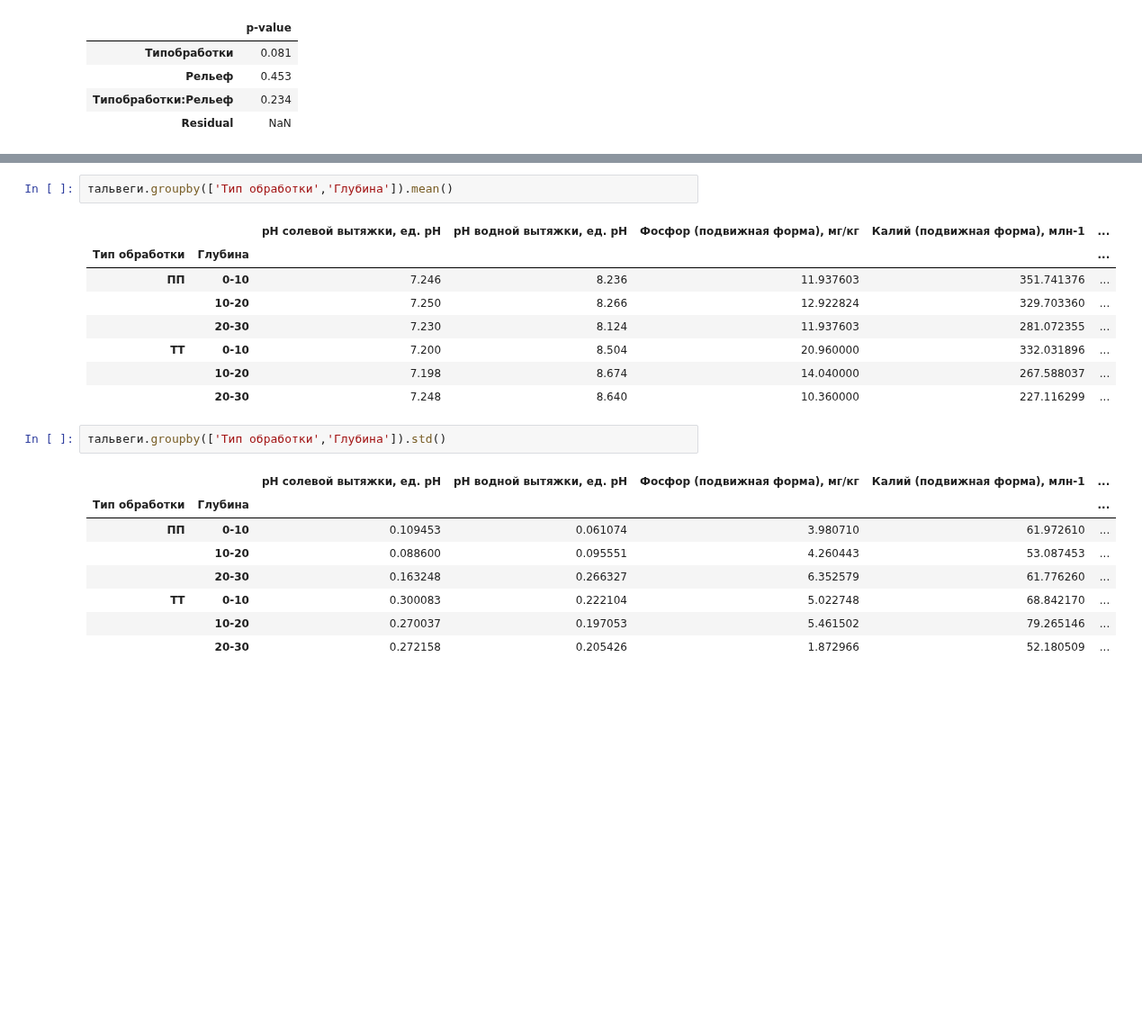
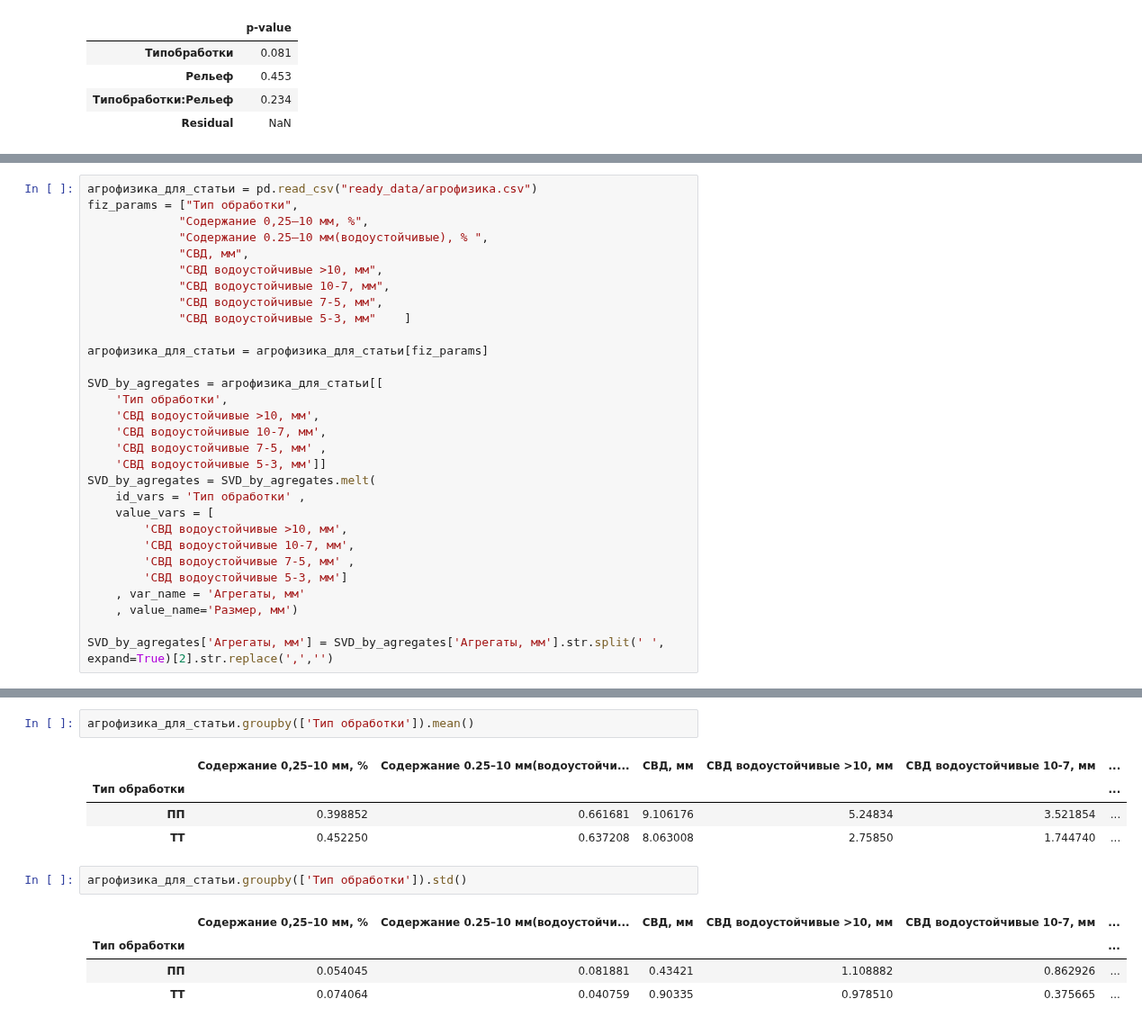
Before and after one commit to hukitoc94/total_archangelskiy, a Jupyter notebook: field_scale/field_data/полевые данные общая/для_статьи.ipynb, the cells around one changed output, grey strips where cells are left out. Shown at 90% size. Drawn from its saved outputs; the diff is of its cells as text; blank space fills up the shorter version.

```diff
--- a/field_scale/field_data/полевые данные общая/для_статьи.ipynb
+++ b/field_scale/field_data/полевые данные общая/для_статьи.ipynb
@@ -268,0 +265,30 @@ for ind, prop in enumerate(agrochem_prop):
+# %%
+агрофизика_для_статьи = pd.read_csv("ready_data/агрофизика.csv")
+fiz_params = ["Тип обработки",
+             "Содержание 0,25–10 мм, %",
+             "Содержание 0.25–10 мм(водоустойчивые), % ",
+             "СВД, мм",
+             "СВД водоустойчивые >10, мм",
+             "СВД водоустойчивые 10-7, мм",
+             "СВД водоустойчивые 7-5, мм",
+             "СВД водоустойчивые 5-3, мм"    ]
+
+агрофизика_для_статьи = агрофизика_для_статьи[fiz_params]
+
+SVD_by_agregates = агрофизика_для_статьи[[
+    'Тип обработки',
+    'СВД водоустойчивые >10, мм',
+    'СВД водоустойчивые 10-7, мм',
+    'СВД водоустойчивые 7-5, мм' ,
+    'СВД водоустойчивые 5-3, мм']]
+SVD_by_agregates = SVD_by_agregates.melt(
+    id_vars = 'Тип обработки' ,
+    value_vars = [
+        'СВД водоустойчивые >10, мм',
+        'СВД водоустойчивые 10-7, мм',
+        'СВД водоустойчивые 7-5, мм' ,
+        'СВД водоустойчивые 5-3, мм']
+    , var_name = 'Агрегаты, мм'
+    , value_name='Размер, мм')
+
+SVD_by_agregates['Агрегаты, мм'] = SVD_by_agregates['Агрегаты, мм'].str.split(' ', expand=True)[2].str.replace(',','')
@@ -269,23 +302,15 @@ for ind, prop in enumerate(agrochem_prop):
 # %%
-тальвеги.groupby(['Тип обработки','Глубина']).mean()
+агрофизика_для_статьи.groupby(['Тип обработки']).mean()
 # %% [output]
-|  |  | рН солевой вытяжки, ед. рН | рН водной вытяжки, ед. рН | Фосфор (подвижная форма), мг/кг | Калий (подвижная форма), млн-1 | ... |
-| Тип обработки | Глубина |  |  |  |  | ... |
-| ПП | 0-10 | 7.246 | 8.236 | 11.937603 | 351.741376 | ... |
-|  | 10-20 | 7.250 | 8.266 | 12.922824 | 329.703360 | ... |
-|  | 20-30 | 7.230 | 8.124 | 11.937603 | 281.072355 | ... |
-| ТТ | 0-10 | 7.200 | 8.504 | 20.960000 | 332.031896 | ... |
-|  | 10-20 | 7.198 | 8.674 | 14.040000 | 267.588037 | ... |
-|  | 20-30 | 7.248 | 8.640 | 10.360000 | 227.116299 | ... |
+|  | Содержание 0,25–10 мм, % | Содержание 0.25–10 мм(водоустойчи... | СВД, мм | СВД водоустойчивые >10, мм | СВД водоустойчивые 10-7, мм | ... |
+| Тип обработки |  |  |  |  |  | ... |
+| ПП | 0.398852 | 0.661681 | 9.106176 | 5.24834 | 3.521854 | ... |
+| ТТ | 0.452250 | 0.637208 | 8.063008 | 2.75850 | 1.744740 | ... |
 # %%
-тальвеги.groupby(['Тип обработки','Глубина']).std()
+агрофизика_для_статьи.groupby(['Тип обработки']).std()
 # %% [output]
-|  |  | рН солевой вытяжки, ед. рН | рН водной вытяжки, ед. рН | Фосфор (подвижная форма), мг/кг | Калий (подвижная форма), млн-1 | ... |
-| Тип обработки | Глубина |  |  |  |  | ... |
-| ПП | 0-10 | 0.109453 | 0.061074 | 3.980710 | 61.972610 | ... |
-|  | 10-20 | 0.088600 | 0.095551 | 4.260443 | 53.087453 | ... |
-|  | 20-30 | 0.163248 | 0.266327 | 6.352579 | 61.776260 | ... |
-| ТТ | 0-10 | 0.300083 | 0.222104 | 5.022748 | 68.842170 | ... |
-|  | 10-20 | 0.270037 | 0.197053 | 5.461502 | 79.265146 | ... |
-|  | 20-30 | 0.272158 | 0.205426 | 1.872966 | 52.180509 | ... |
+|  | Содержание 0,25–10 мм, % | Содержание 0.25–10 мм(водоустойчи... | СВД, мм | СВД водоустойчивые >10, мм | СВД водоустойчивые 10-7, мм | ... |
+| Тип обработки |  |  |  |  |  | ... |
+| ПП | 0.054045 | 0.081881 | 0.43421 | 1.108882 | 0.862926 | ... |
+| ТТ | 0.074064 | 0.040759 | 0.90335 | 0.978510 | 0.375665 | ... |
 # %%
```
Also changed, not shown: parts of 22 cells of this notebook.
